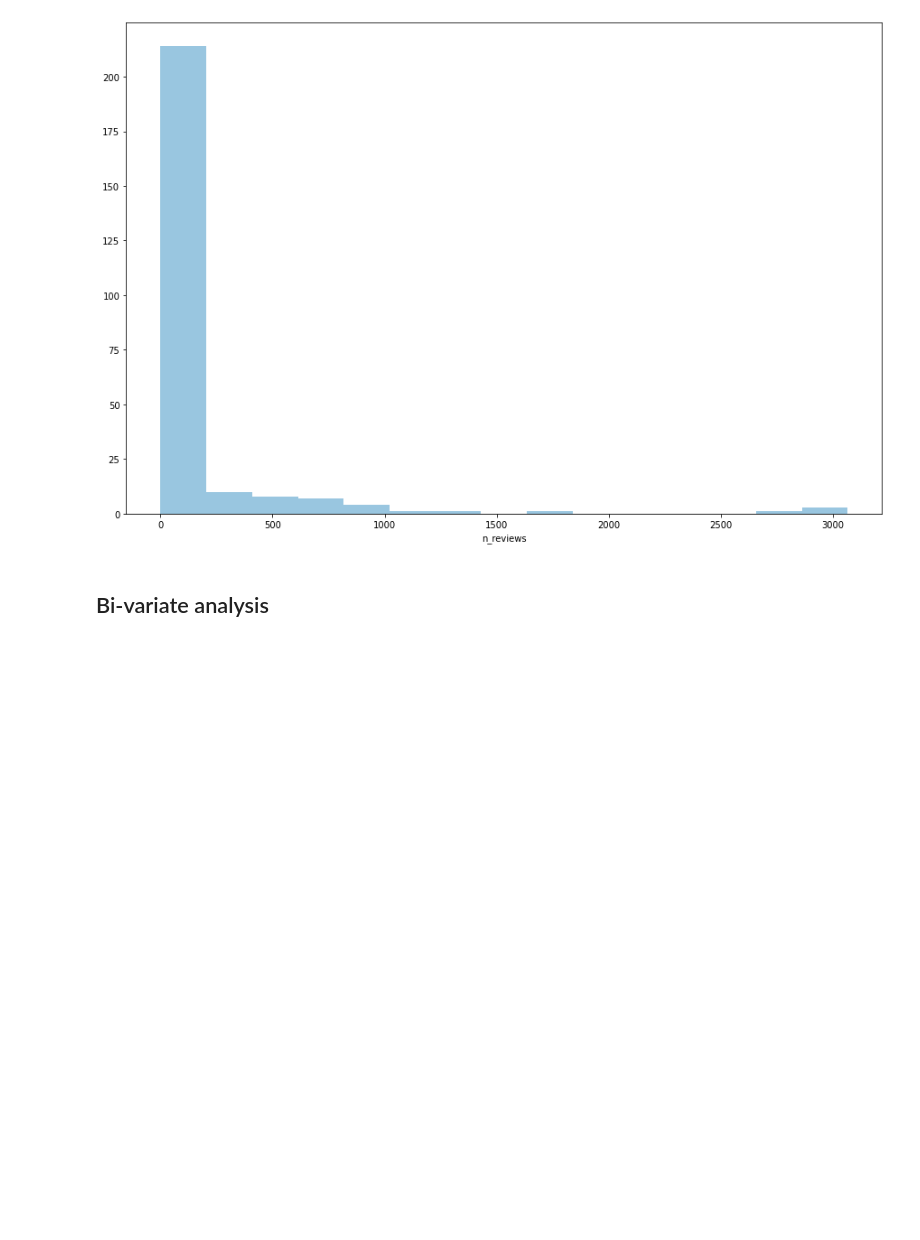
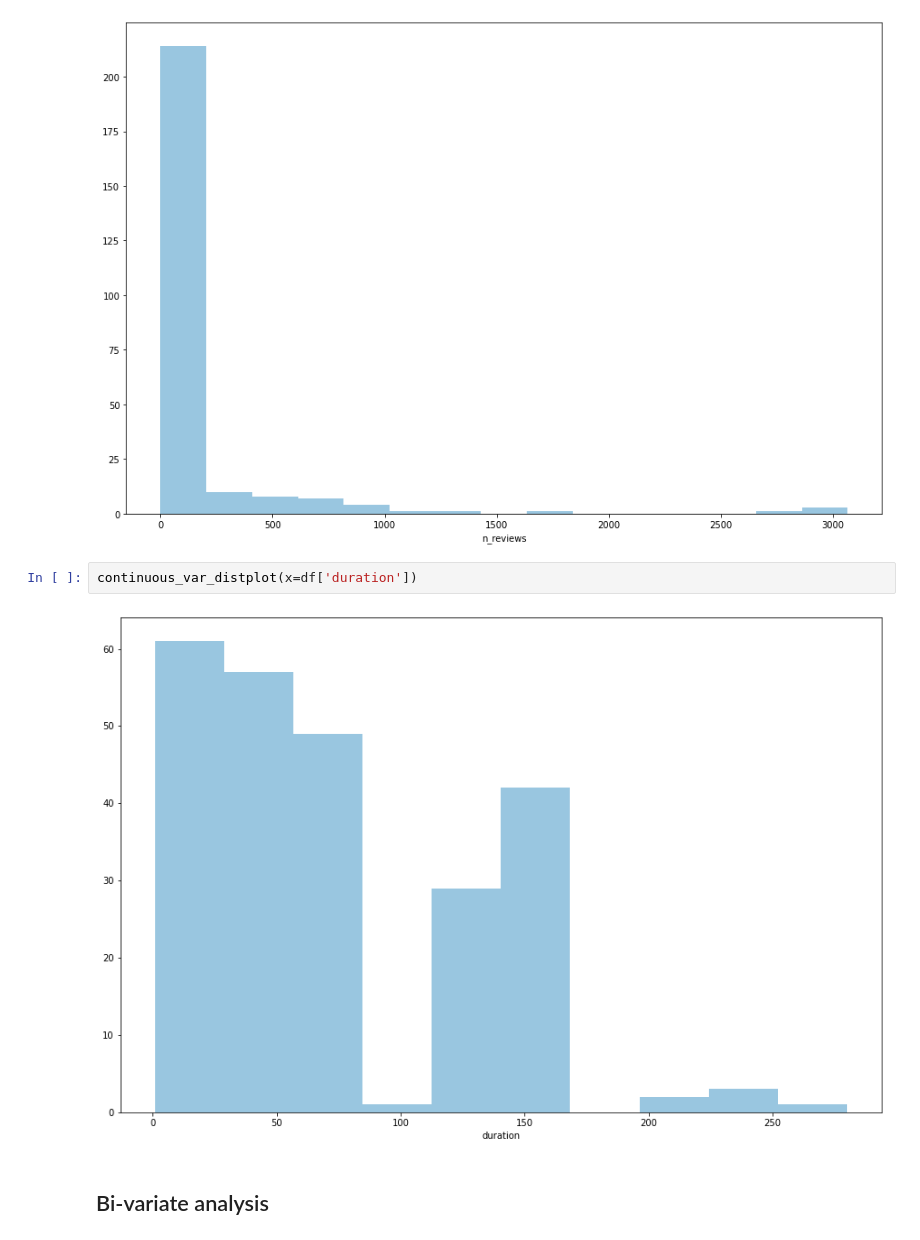
Before and after one commit to nmartinezs2017/coursing-ml, a Jupyter notebook: coursing-ml/notebooks/data_exploration.ipynb, the cells around one changed output. Saved outputs shown, nothing was run; the diff lists cells and outputs as text; blank space fills up the shorter version.

```diff
--- a/coursing-ml/notebooks/data_exploration.ipynb
+++ b/coursing-ml/notebooks/data_exploration.ipynb
@@ -295,6 +299,10 @@ continuous_var_distplot(x=df['rating'])
 continuous_var_distplot(x=df['n_reviews'])
 # %% [output]
 [figure]
+# %%
+continuous_var_distplot(x=df['duration'])
+# %% [output]
+[figure, added]
 # %% [markdown]
 ## Bi-variate analysis
 # %%
```
Also changed, not shown: parts of 4 cells of this notebook, 4 other files.
